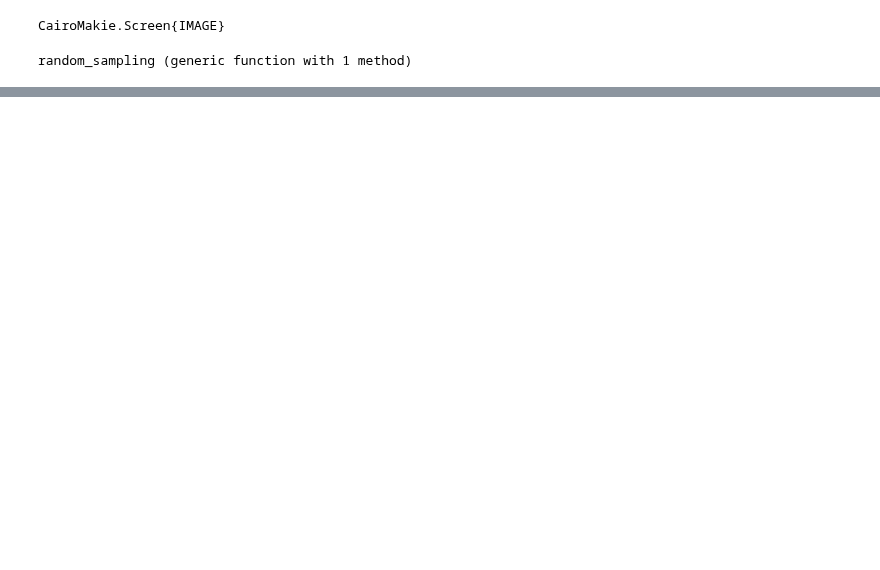
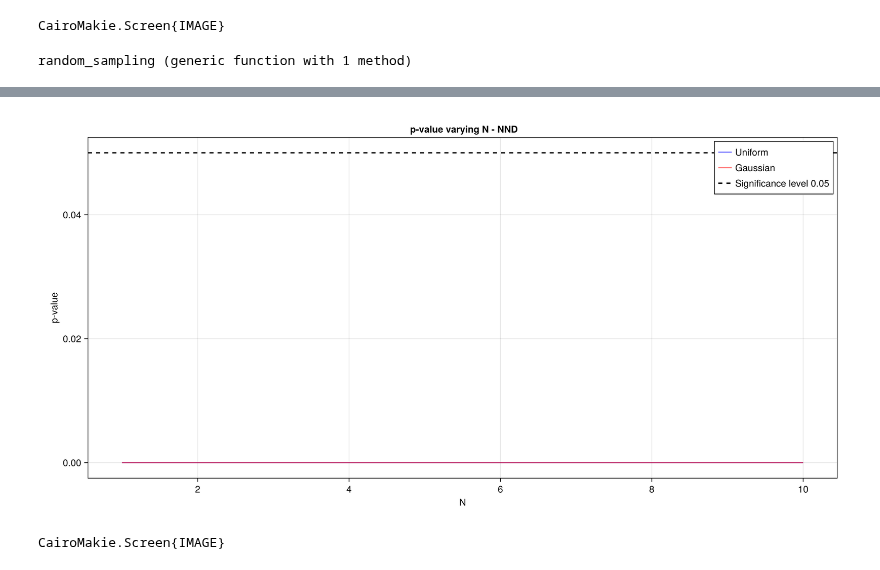
Before and after one commit to philippeller/Newtrinos.jl, a Jupyter notebook: notebooks/new_method_juno.ipynb, the cells around one changed output, grey strips where cells are left out. Saved outputs shown, nothing was run; the diff lists cells and outputs as text; code cells hidden in the pictures; blank space fills up the shorter version.

```diff
--- a/notebooks/new_method_juno.ipynb
+++ b/notebooks/new_method_juno.ipynb
@@ -327,0 +426,25 @@ save("/home/sofialon/Newtrinos.jl/aug_plots/Newmethod/juno_nll_NND_N25_m0=0.1.pn
+# %%
+fig = Figure(size = (1200, 600))
+ax = Axis(fig[1, 1],
+    xlabel = " N ",
+    ylabel = "p-value",
+    title = " p-value varying N - NND")
+
+x=1:10
+lines!(x, likelihood_ratios[:][3], color = (:blue, 0.6),  label = "Uniform")
+lines!(x, likelihood_ratios[:][4], color = (:red, 0.6),  label = "Gaussian")
+
+hlines!(0.05, color = :black, linestyle = :dash, linewidth = 2, label = "Significance level 0.05")
+# Add legend
+axislegend(ax, position = :rt)
+
+# Add grid
+ax.xgridvisible = true
+ax.ygridvisible = true
+ax.xgridcolor = (:black, 0.1)
+ax.ygridcolor = (:black, 0.1)
+
+display(fig)
+# %% [output]
+[figure, added]
+CairoMakie.Screen{IMAGE}
```
Also changed, not shown: parts of 20 cells of this notebook, 31 other files.
